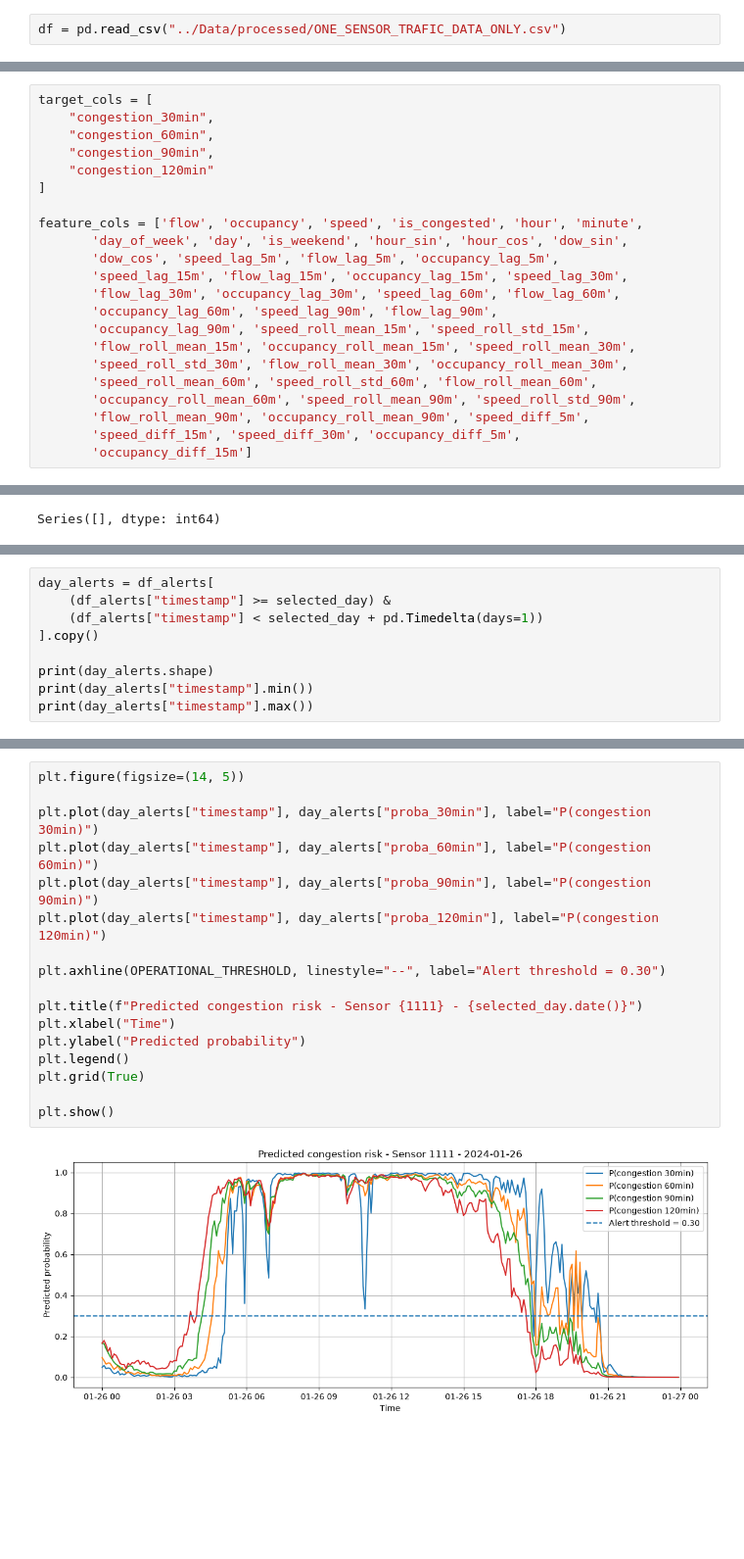
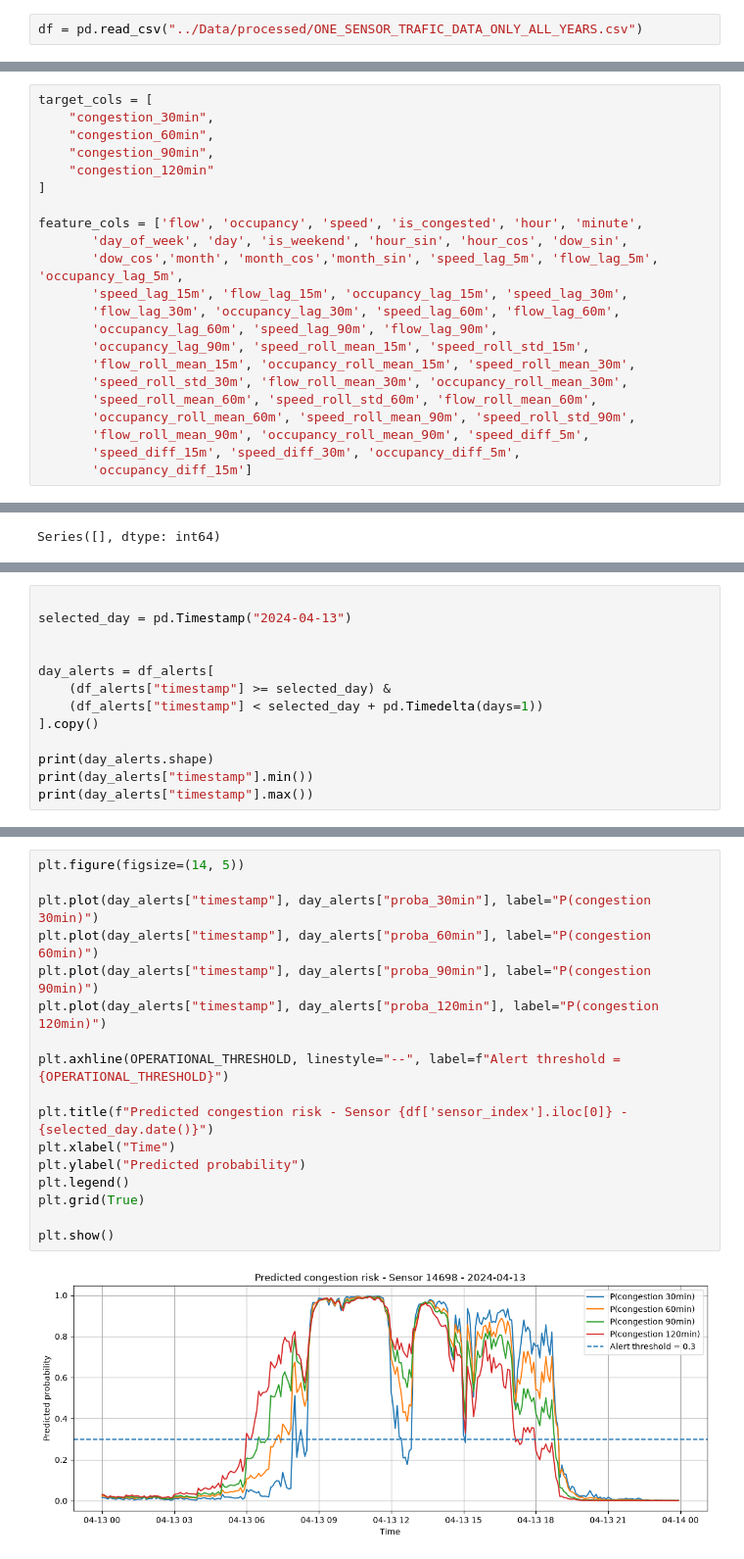
Before and after one commit to manolisfcb/END-TO-END-MLPROJECT, a Jupyter notebook: traffic-prediction-forecasting/analysis/BaseLineModel.ipynb, the cells around one changed output, grey strips where cells are left out. Shown at 98% size. Cells and saved outputs as stored; diff of their text form; blank space fills up the shorter version.

```diff
--- a/traffic-prediction-forecasting/analysis/BaseLineModel.ipynb
+++ b/traffic-prediction-forecasting/analysis/BaseLineModel.ipynb
@@ -3,7 +3,7 @@ import pandas as pd
 import numpy as np
 from sklearn.metrics import accuracy_score, precision_score, recall_score, f1_score, confusion_matrix
 # %%
-df = pd.read_csv("../Data/processed/ONE_SENSOR_TRAFIC_DATA_ONLY.csv")
+df = pd.read_csv("../Data/processed/ONE_SENSOR_TRAFIC_DATA_ONLY_ALL_YEARS.csv")
 # %%
 df = df.sort_values("timestamp").reset_index(drop=True)
 
@@ -49,7 +50,7 @@ target_cols = [
 
 feature_cols = ['flow', 'occupancy', 'speed', 'is_congested', 'hour', 'minute',
        'day_of_week', 'day', 'is_weekend', 'hour_sin', 'hour_cos', 'dow_sin',
-       'dow_cos', 'speed_lag_5m', 'flow_lag_5m', 'occupancy_lag_5m',
+       'dow_cos','month', 'month_cos','month_sin', 'speed_lag_5m', 'flow_lag_5m', 'occupancy_lag_5m',
        'speed_lag_15m', 'flow_lag_15m', 'occupancy_lag_15m', 'speed_lag_30m',
        'flow_lag_30m', 'occupancy_lag_30m', 'speed_lag_60m', 'flow_lag_60m',
        'occupancy_lag_60m', 'speed_lag_90m', 'flow_lag_90m',
@@ -523,4 +524,8 @@ df_alerts.head()
 # %%
+
+selected_day = pd.Timestamp("2024-04-13")
+
+
 day_alerts = df_alerts[
     (df_alerts["timestamp"] >= selected_day) &
     (df_alerts["timestamp"] < selected_day + pd.Timedelta(days=1))
@@ -552,22 +557,22 @@ plt.show()
 # %%
 plt.figure(figsize=(14, 5))
 
 plt.plot(day_alerts["timestamp"], day_alerts["proba_30min"], label="P(congestion 30min)")
 plt.plot(day_alerts["timestamp"], day_alerts["proba_60min"], label="P(congestion 60min)")
 plt.plot(day_alerts["timestamp"], day_alerts["proba_90min"], label="P(congestion 90min)")
 plt.plot(day_alerts["timestamp"], day_alerts["proba_120min"], label="P(congestion 120min)")
 
-plt.axhline(OPERATIONAL_THRESHOLD, linestyle="--", label="Alert threshold = 0.30")
+plt.axhline(OPERATIONAL_THRESHOLD, linestyle="--", label=f"Alert threshold = {OPERATIONAL_THRESHOLD}")
 
-plt.title(f"Predicted congestion risk - Sensor {1111} - {selected_day.date()}")
+plt.title(f"Predicted congestion risk - Sensor {df['sensor_index'].iloc[0]} - {selected_day.date()}")
 plt.xlabel("Time")
 plt.ylabel("Predicted probability")
 plt.legend()
 plt.grid(True)
 
 plt.show()
 # %% [output]
-[figure, old version]
+[figure, new version]
 # %%
 from xgboost import XGBClassifier
 
```
Also changed, not shown: parts of 32 cells of this notebook, 5 other files.
